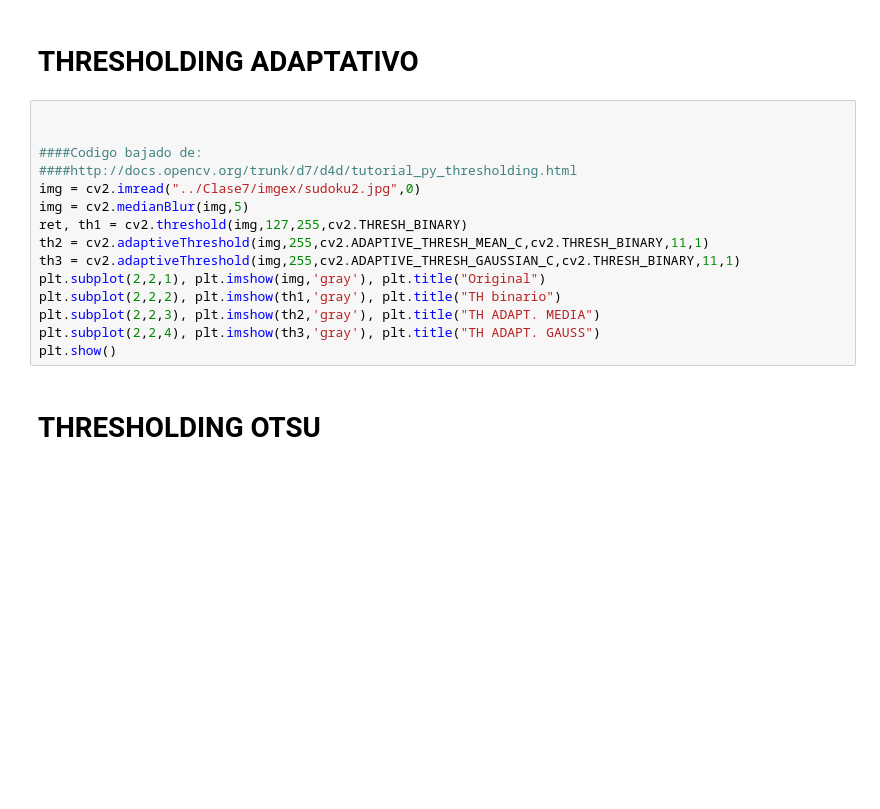
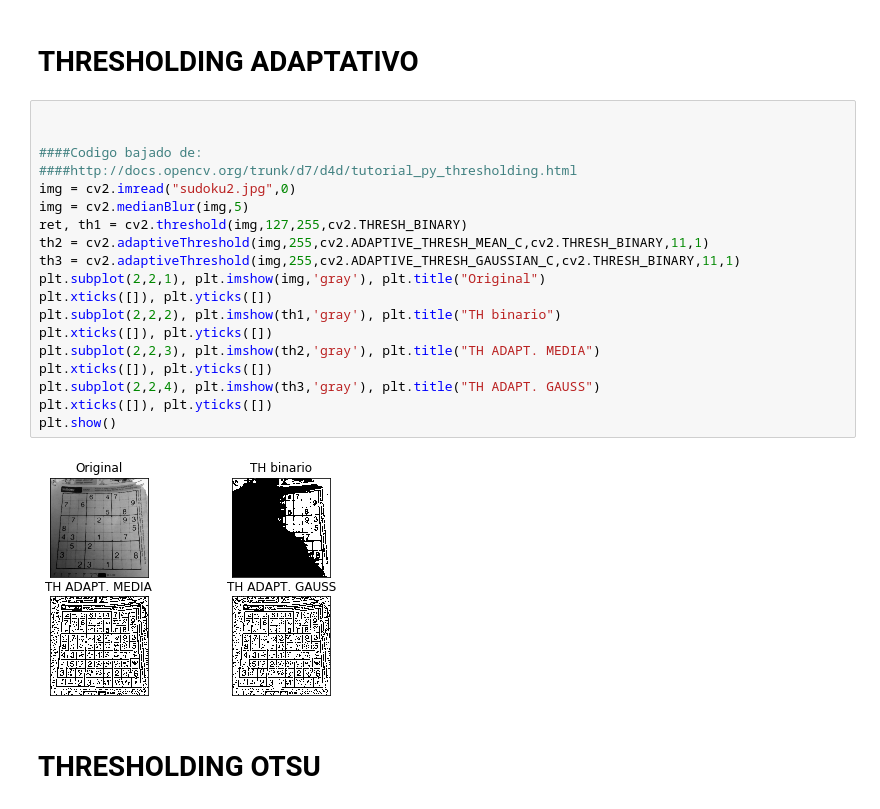
Before and after one commit to waltermayor/DigitalImageProcessing_colab, a Jupyter notebook: Clase7_segmentacion.ipynb, the cells around one changed output. Saved outputs shown, nothing was run; the diff lists cells and outputs as text; blank space fills up the shorter version.

```diff
--- a/Clase7_segmentacion.ipynb
+++ b/Clase7_segmentacion.ipynb
@@ -45,18 +60,24 @@ plt.show()
 # %%
 
 
 ####Codigo bajado de:
 ####http://docs.opencv.org/trunk/d7/d4d/tutorial_py_thresholding.html
-img = cv2.imread("../Clase7/imgex/sudoku2.jpg",0)
+img = cv2.imread("sudoku2.jpg",0)
 img = cv2.medianBlur(img,5)
 ret, th1 = cv2.threshold(img,127,255,cv2.THRESH_BINARY)
 th2 = cv2.adaptiveThreshold(img,255,cv2.ADAPTIVE_THRESH_MEAN_C,cv2.THRESH_BINARY,11,1)
 th3 = cv2.adaptiveThreshold(img,255,cv2.ADAPTIVE_THRESH_GAUSSIAN_C,cv2.THRESH_BINARY,11,1)
 plt.subplot(2,2,1), plt.imshow(img,'gray'), plt.title("Original")
+plt.xticks([]), plt.yticks([])
 plt.subplot(2,2,2), plt.imshow(th1,'gray'), plt.title("TH binario")
+plt.xticks([]), plt.yticks([])
 plt.subplot(2,2,3), plt.imshow(th2,'gray'), plt.title("TH ADAPT. MEDIA")
+plt.xticks([]), plt.yticks([])
 plt.subplot(2,2,4), plt.imshow(th3,'gray'), plt.title("TH ADAPT. GAUSS")
+plt.xticks([]), plt.yticks([])
 plt.show()
+# %% [output]
+[figure, added]
 # %% [markdown]
 # **THRESHOLDING OTSU**
 # %%
```
Also changed, not shown: parts of 3 cells of this notebook.
